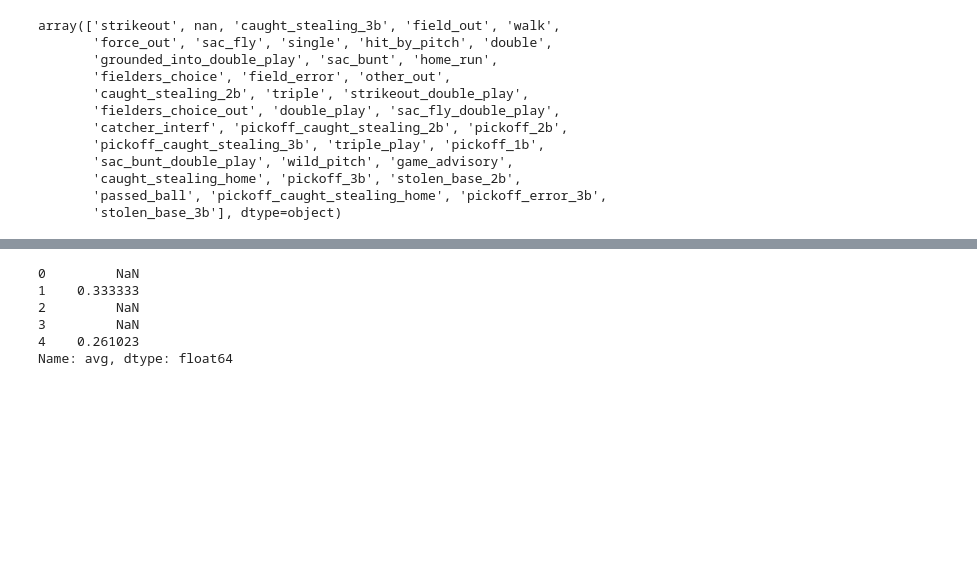
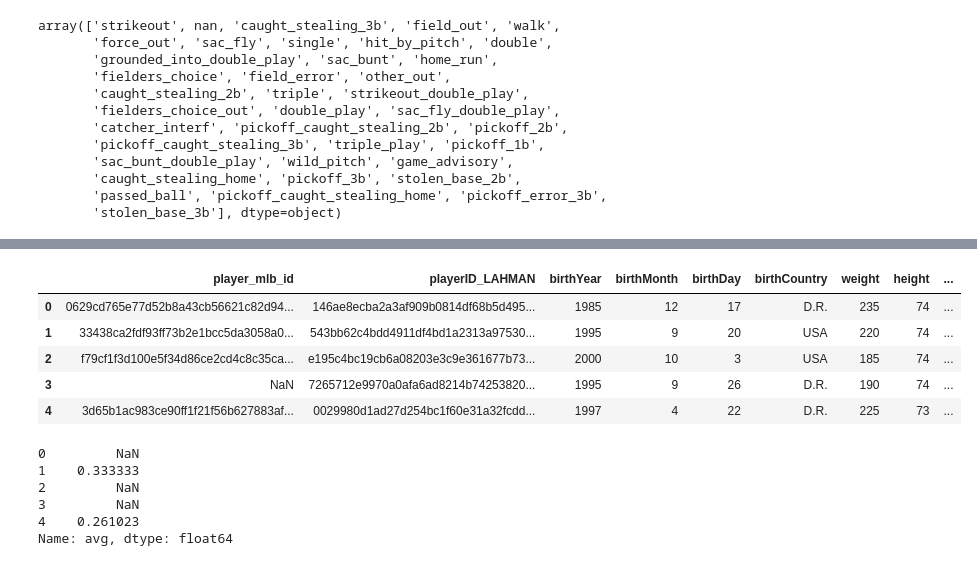
Before and after one commit to etienne-busnel/Cincinnati-Reds-Hackathon-2025, a Jupyter notebook: Player_Information.ipynb, the cells around one changed output, grey strips where cells are left out. Cells and saved outputs as stored; diff of their text form; code cells hidden in the pictures; blank space fills up the shorter version.

```diff
--- a/Player_Information.ipynb
+++ b/Player_Information.ipynb
@@ -329,3 +381,12 @@ df_players['positions_played'] = df_players[['field_p', 'field_c', 'field_1b', '
+# %%
+df_players_l.head()
+# %% [output]
+|  | player_mlb_id | playerID_LAHMAN | birthYear | birthMonth | birthDay | birthCountry | weight | height | ... |
+| 0 | 0629cd765e77d52b8a43cb56621c82d94... | 146ae8ecba2a3af909b0814df68b5d495... | 1985 | 12 | 17 | D.R. | 235 | 74 | ... |
+| 1 | 33438ca2fdf93ff73b2e1bcc5da3058a0... | 543bb62c4bdd4911df4bd1a2313a97530... | 1995 | 9 | 20 | USA | 220 | 74 | ... |
+| 2 | f79cf1f3d100e5f34d86ce2cd4c8c35ca... | e195c4bc19cb6a08203e3c9e361677b73... | 2000 | 10 | 3 | USA | 185 | 74 | ... |
+| 3 | NaN | 7265712e9970a0afa6ad8214b74253820... | 1995 | 9 | 26 | D.R. | 190 | 74 | ... |
+| 4 | 3d65b1ac983ce90ff1f21f56b627883af... | 0029980d1ad27d254bc1f60e31a32fcdd... | 1997 | 4 | 22 | D.R. | 225 | 73 | ... |
 # %%
 #Stats for pitchers
 # %%
```
Also changed, not shown: parts of 15 cells of this notebook.
